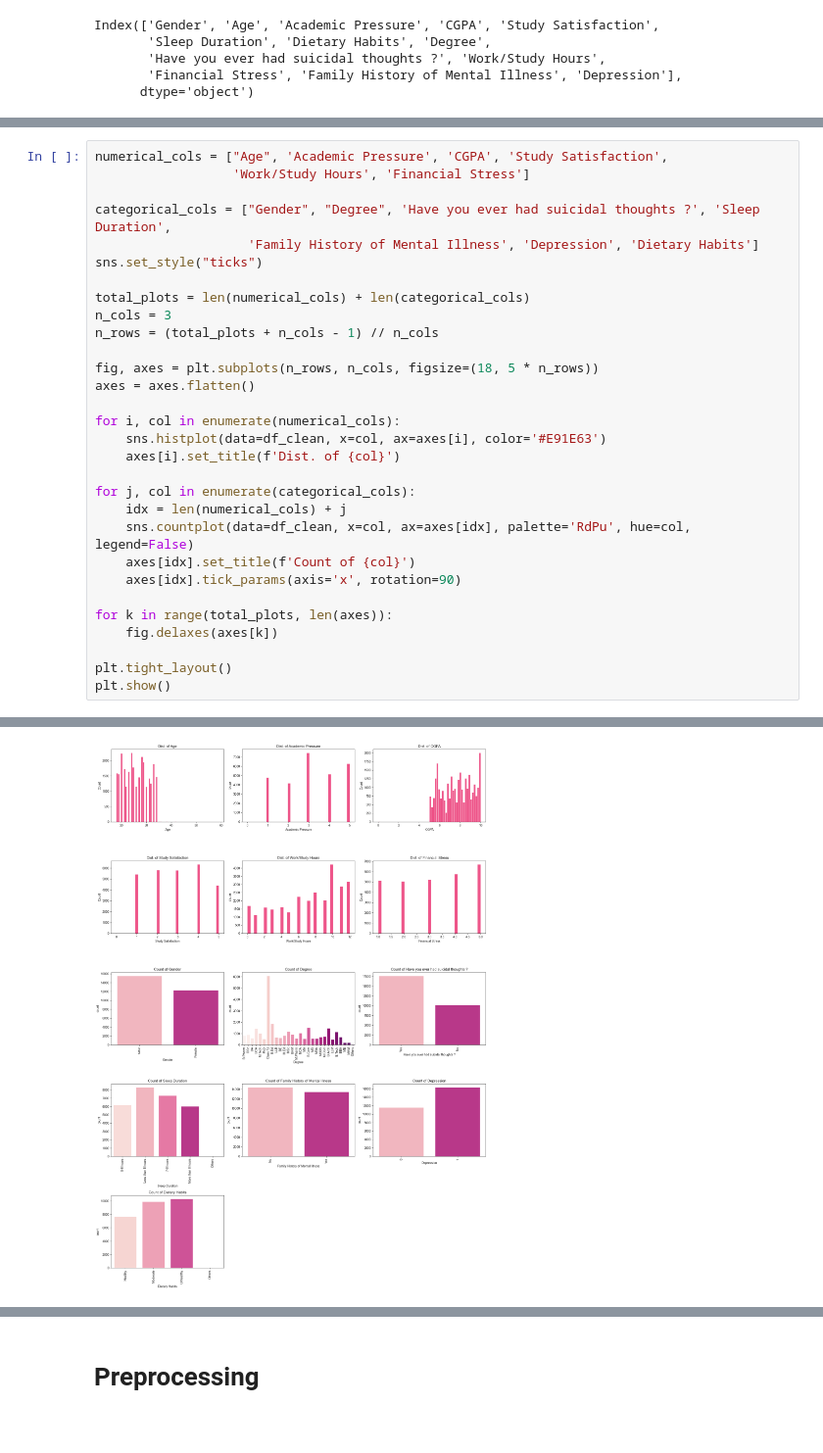
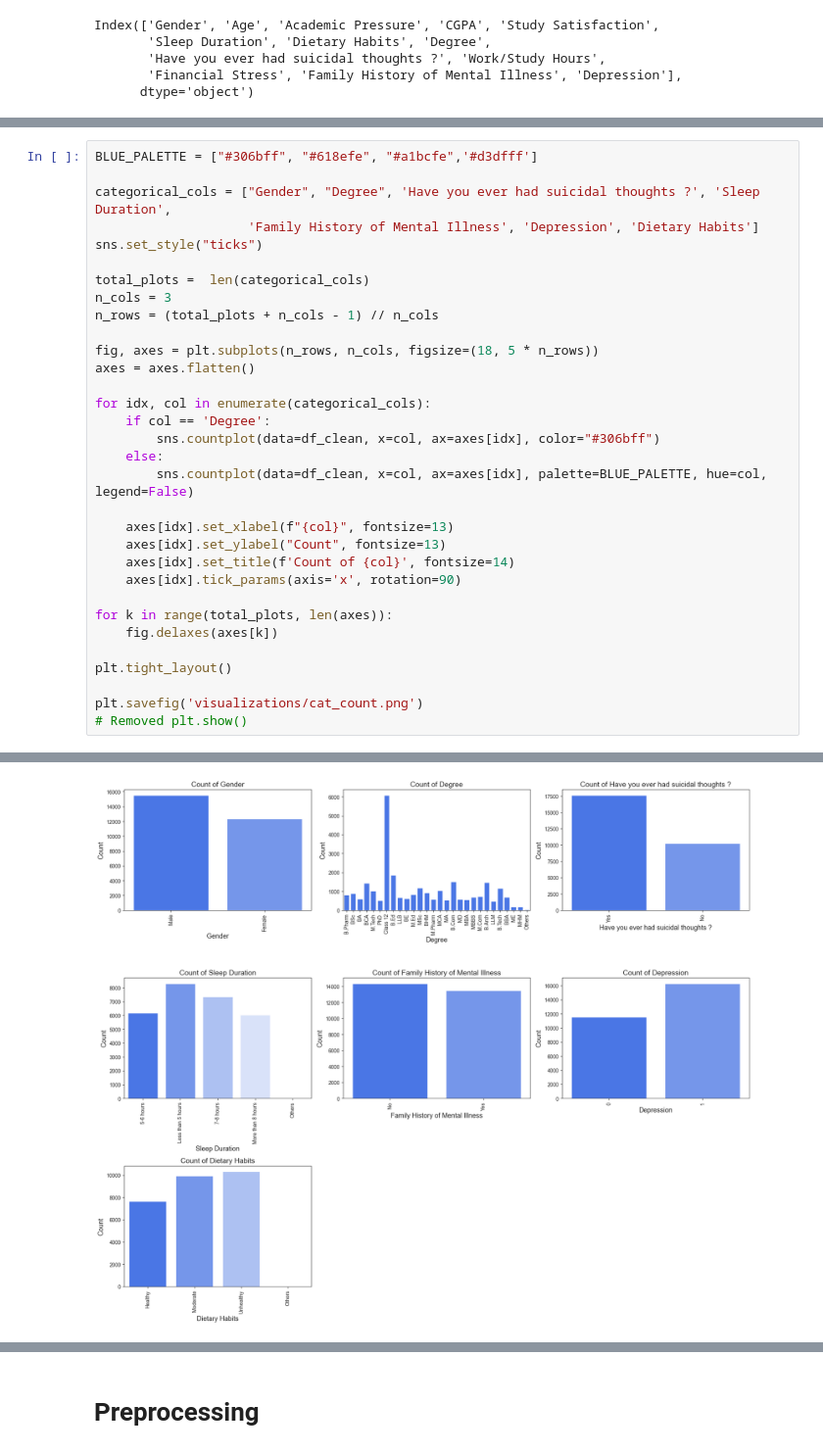
Before and after one commit to Park-Hip/student_depression, a Jupyter notebook: notebook.ipynb, the cells around one changed output, grey strips where cells are left out. Shown at 98% size. Drawn from its saved outputs; the diff is of its cells as text.

Commit message:
add visualizations

```diff
--- a/notebook.ipynb
+++ b/notebook.ipynb
@@ -89,31 +114,33 @@ Index(['Gender', 'Age', 'Academic Pressure', 'CGPA', 'Study Satisfaction',
 # %%
-numerical_cols = ["Age", 'Academic Pressure', 'CGPA', 'Study Satisfaction',
-                  'Work/Study Hours', 'Financial Stress']
+BLUE_PALETTE = ["#306bff", "#618efe", "#a1bcfe",'#d3dfff']
 
 categorical_cols = ["Gender", "Degree", 'Have you ever had suicidal thoughts ?', 'Sleep Duration',
                     'Family History of Mental Illness', 'Depression', 'Dietary Habits']
 sns.set_style("ticks")
 
-total_plots = len(numerical_cols) + len(categorical_cols)
+total_plots =  len(categorical_cols)
 n_cols = 3
 n_rows = (total_plots + n_cols - 1) // n_cols
 
 fig, axes = plt.subplots(n_rows, n_cols, figsize=(18, 5 * n_rows))
 axes = axes.flatten()
 
-for i, col in enumerate(numerical_cols):
-    sns.histplot(data=df_clean, x=col, ax=axes[i], color='#E91E63')
-    axes[i].set_title(f'Dist. of {col}')
+for idx, col in enumerate(categorical_cols):
+    if col == 'Degree':
+        sns.countplot(data=df_clean, x=col, ax=axes[idx], color="#306bff")
+    else:
+        sns.countplot(data=df_clean, x=col, ax=axes[idx], palette=BLUE_PALETTE, hue=col, legend=False)
 
-for j, col in enumerate(categorical_cols):
-    idx = len(numerical_cols) + j
-    sns.countplot(data=df_clean, x=col, ax=axes[idx], palette='RdPu', hue=col, legend=False)
-    axes[idx].set_title(f'Count of {col}')
+    axes[idx].set_xlabel(f"{col}", fontsize=13)
+    axes[idx].set_ylabel("Count", fontsize=13)
+    axes[idx].set_title(f'Count of {col}', fontsize=14)
     axes[idx].tick_params(axis='x', rotation=90)
 
 for k in range(total_plots, len(axes)):
     fig.delaxes(axes[k])
 
 plt.tight_layout()
-plt.show()
+
+plt.savefig('visualizations/cat_count.png')
+# Removed plt.show()
 # %% [output]
@@ -120,2 +149,2 @@ plt.show()
-[figure, old version]
+[figure, new version]
 # %%
```
Also changed, not shown: parts of 6 cells of this notebook, 6 other files.
